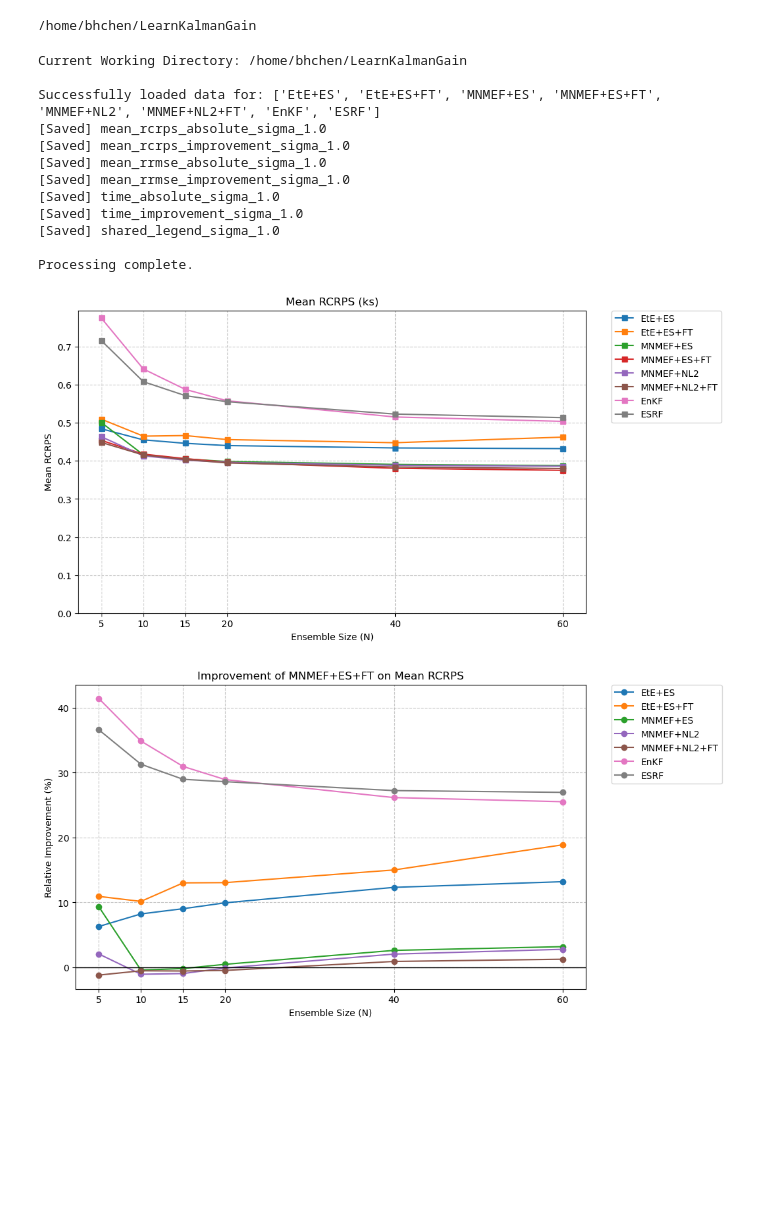
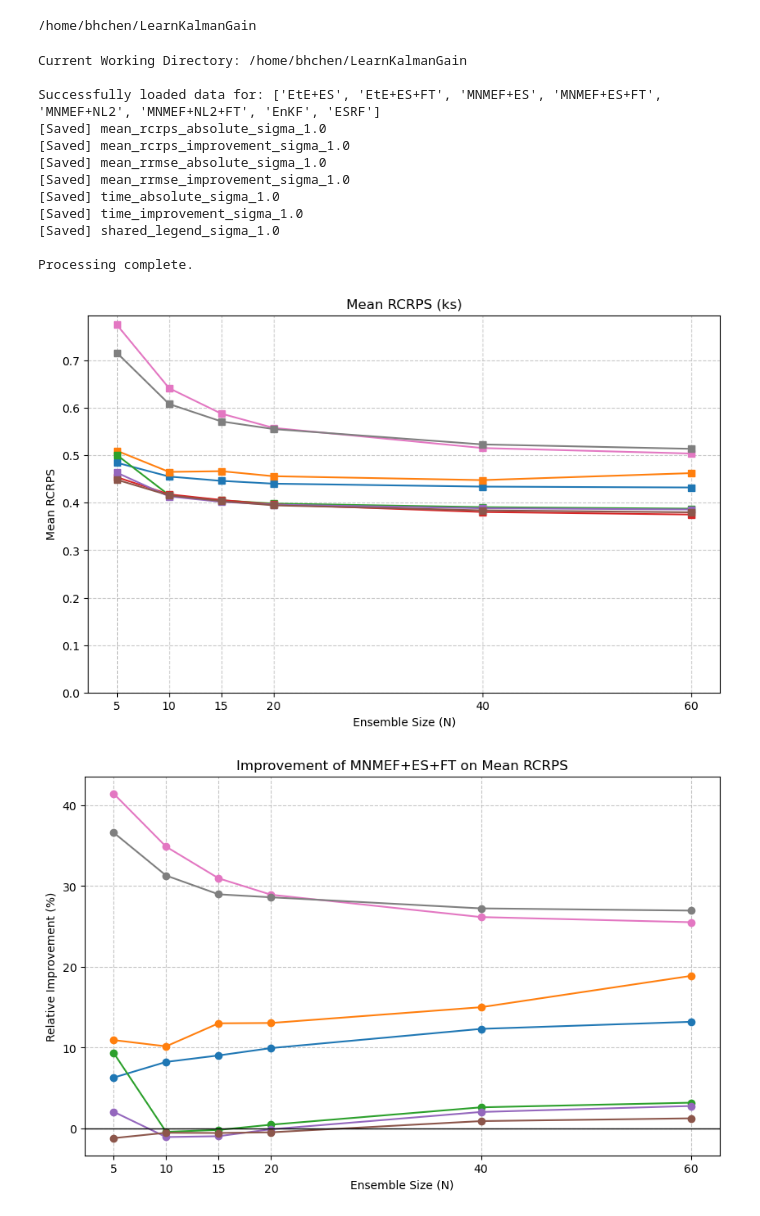
Before and after one commit to wispcarey/Proper-Scoring-Ensemble-Filter, a Jupyter notebook: test_notebooks/KS_results.ipynb, the cells around one changed output. Saved outputs shown, nothing was run; the diff lists cells and outputs as text; code cells hidden in the pictures; blank space fills up the shorter version.

```diff
--- a/test_notebooks/KS_results.ipynb
+++ b/test_notebooks/KS_results.ipynb
@@ -17,7 +17,7 @@ SAVE_DIR = os.path.join("save", "figures", f"{DATASET}_sigma{SIGMA_Y}")
 os.makedirs(SAVE_DIR, exist_ok=True)
 
 # Global flag to control legend visibility in individual plots
-INCLUDE_LEGEND_IN_PLOTS = True
+INCLUDE_LEGEND_IN_PLOTS = False
 
 ensemble_sizes = [5, 10, 15, 20, 40, 60]
 
@@ -197,32 +197,32 @@ plot_metric_pair(
 )
 
 # --- [SHARED LEGEND] ---
 # Create a standalone legend file as backup
 dummy_fig, dummy_ax = plt.subplots()
 for key in results.keys():
     dummy_ax.plot([], [], marker='s', label=key, color=METHOD_COLORS[key])
 handles, labels = dummy_ax.get_legend_handles_labels()
 plt.close(dummy_fig)
 
 fig_leg = plt.figure(figsize=(len(labels) * 2.5, 1.0))
 ax_leg = fig_leg.add_subplot(111)
 ax_leg.axis('off')
 ax_leg.legend(handles, labels, loc='center', ncol=len(labels), frameon=True)
 save_figure_and_log(fig_leg, f"shared_legend_sigma_{SIGMA_Y}")
 
 print("\nProcessing complete.")
 # %% [output]
 Current Working Directory: /home/bhchen/LearnKalmanGain
 
 Successfully loaded data for: ['EtE+ES', 'EtE+ES+FT', 'MNMEF+ES', 'MNMEF+ES+FT', 'MNMEF+NL2', 'MNMEF+NL2+FT', 'EnKF', 'ESRF']
 [Saved] mean_rcrps_absolute_sigma_1.0
 [Saved] mean_rcrps_improvement_sigma_1.0
 [Saved] mean_rrmse_absolute_sigma_1.0
 [Saved] mean_rrmse_improvement_sigma_1.0
 [Saved] time_absolute_sigma_1.0
 [Saved] time_improvement_sigma_1.0
 [Saved] shared_legend_sigma_1.0
 
 Processing complete.
-[figure, old version]
+[figure, new version]
-[figure, old version]
+[figure, new version]
```
Also changed, not shown: parts of 3 cells of this notebook, 9 other files.
